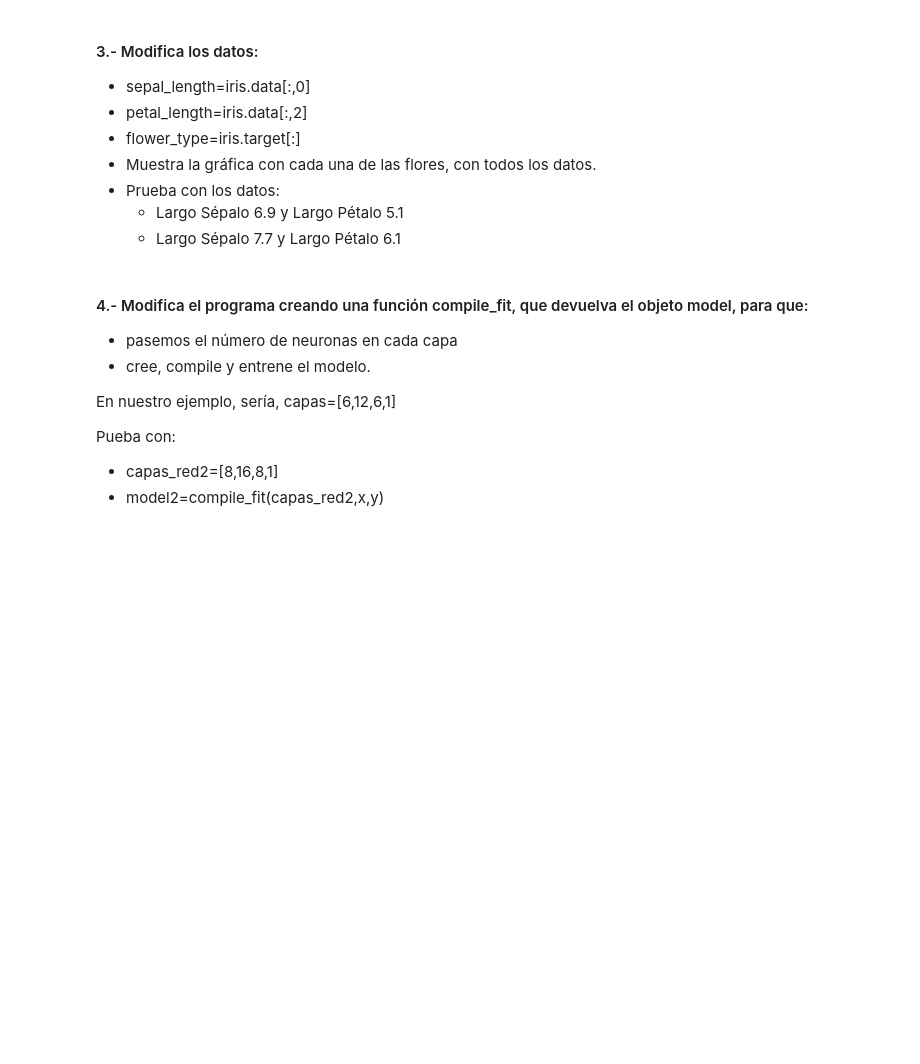
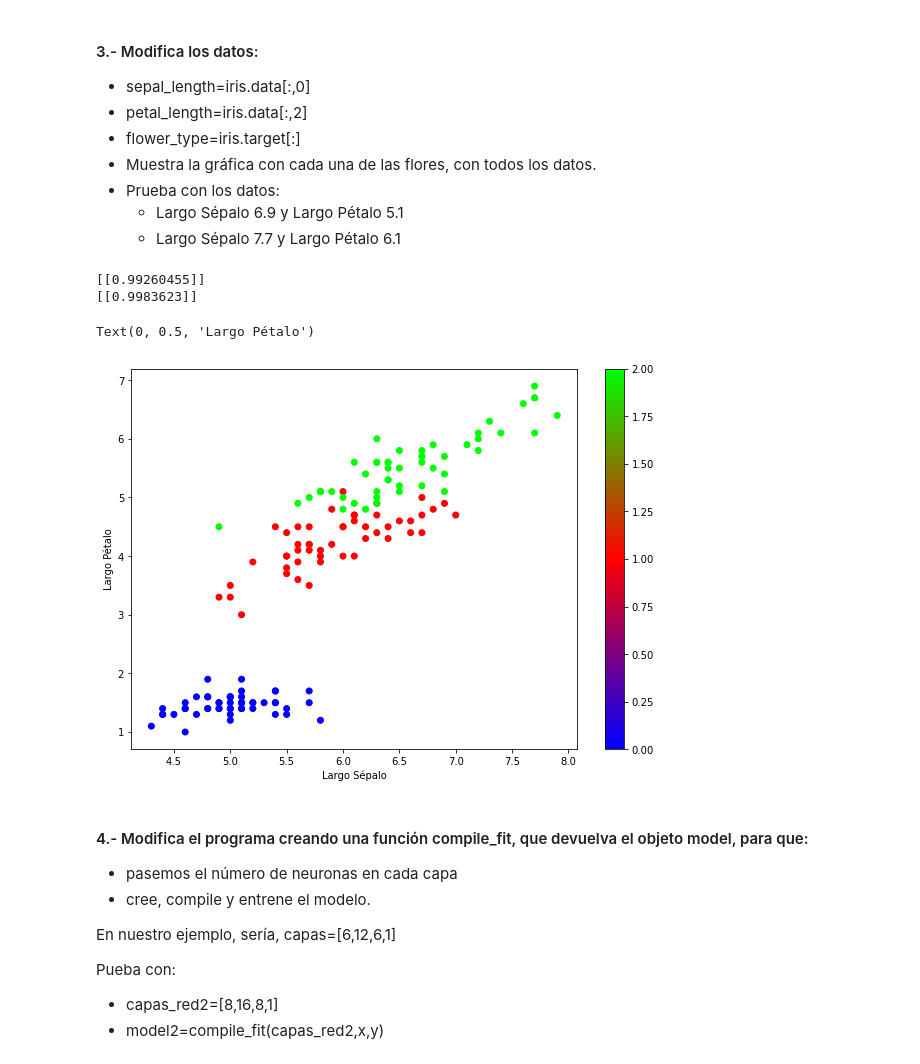
Before and after one commit to IanIAyBD/Curso, a Jupyter notebook: API/Tema 5 Redes Neuronales/01Red neuronal_flor iris.ipynb, the cells around one changed output. Saved outputs shown, nothing was run; the diff lists cells and outputs as text; code cells hidden in the pictures; blank space fills up the shorter version.

```diff
--- a/API/Tema 5 Redes Neuronales/01Red neuronal_flor iris.ipynb
+++ b/API/Tema 5 Redes Neuronales/01Red neuronal_flor iris.ipynb
@@ -247,6 +310,61 @@ Epoch 6/40
 * Prueba con los datos:
     * Largo Sépalo 6.9 y Largo Pétalo 5.1
     * Largo Sépalo 7.7 y Largo Pétalo 6.1
+# %%
+import numpy as np
+import pandas as pd
+import tensorflow as tf
+import matplotlib.pyplot as plt
+from tensorflow.python.keras import Sequential
+from tensorflow.python.keras.layers import Dense
+from sklearn.datasets import load_iris
+from matplotlib.colors import LightSource
+
+iris=load_iris()
+
+sepal_length=iris.data[:,0]
+petal_length=iris.data[:,2]
+flower_type=iris.target[:]
+
+x=np.column_stack((sepal_length,petal_length))
+y=flower_type
+
+
+np.random.seed(5)
+tf.random.set_seed(5)
+
+
+model = Sequential() # Modelo de Red Neuronal
+
+model.add(Dense(6, activation='relu',input_dim=2)) # Primera capa con 6 neuronas que reciben el input de las 2 neuronas de input
+model.add(Dense(12, activation='relu')) # Segunda capa con 12 neuronas
+model.add(Dense(6, activation='relu'))  # Tercera capa con 6 neuronas
+model.add(Dense(1, activation='sigmoid'))   # 1 Neurona de salida porque necesitamos un 0 o un 1
+
+model.compile(loss='mean_squared_error')
+
+
+model.fit(x, y,epochs=40,verbose = 0)
+
+
+print(model.predict([[6.9,5.1]]))
+print(model.predict([[7.7,6.1]]))
+# %% [output]
+[[0.99260455]]
+[[0.9983623]]
+# %%
+
+
+figure=plt.figure(figsize = (10, 7))
+axes = figure.add_subplot()
+
+scatter=axes.scatter(x=sepal_length, y=petal_length, c=flower_type, cmap=plt.cm.brg)
+figure.colorbar(scatter,ax=axes)
+axes.set_xlabel('Largo Sépalo')
+axes.set_ylabel('Largo Pétalo')
+# %% [output]
+Text(0, 0.5, 'Largo Pétalo')
+[figure, added]
 # %% [markdown]
 #### 4.- Modifica el programa creando una función compile_fit, que devuelva el objeto model, para que:
 * pasemos el número de neuronas en cada capa
```
Also changed, not shown: parts of 12 cells of this notebook.
